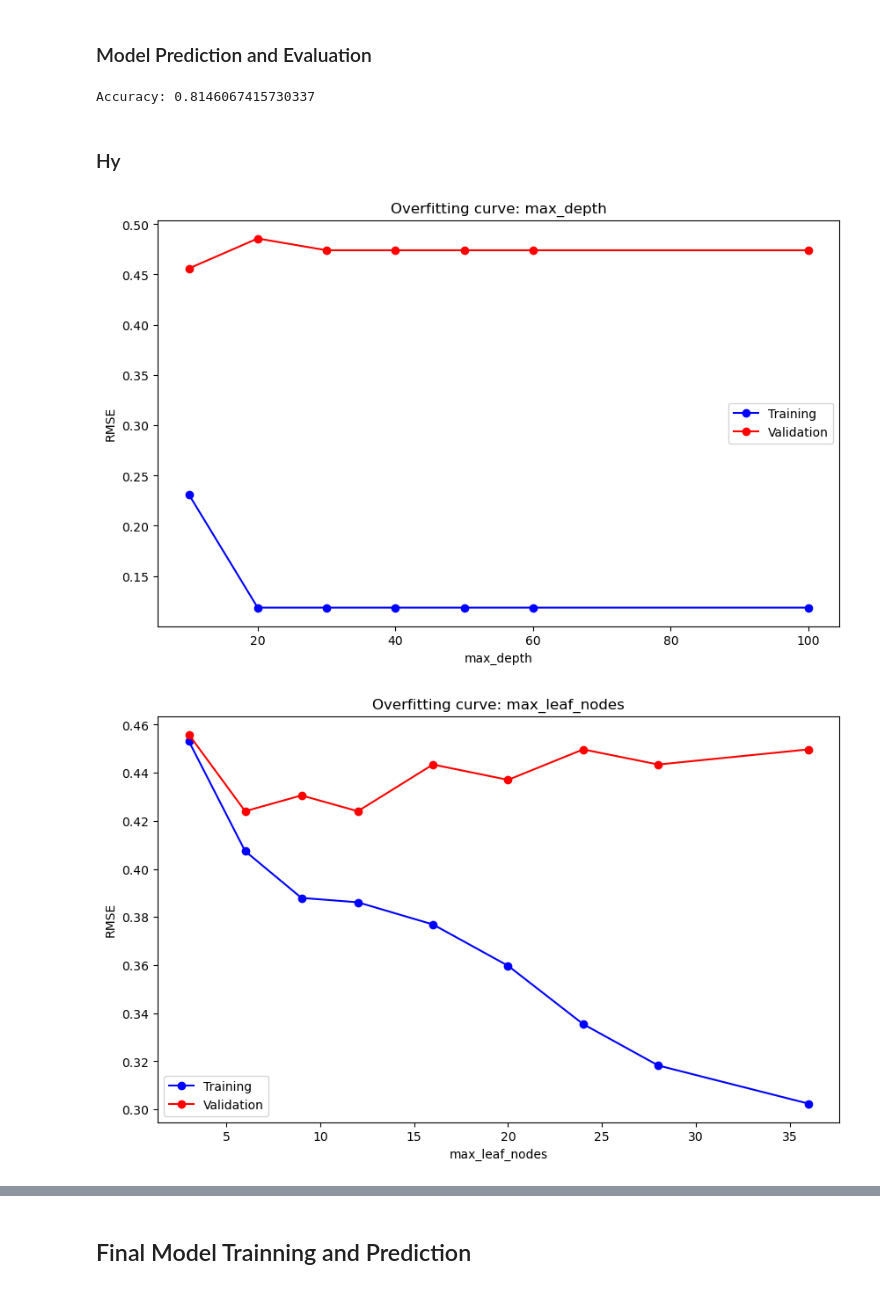
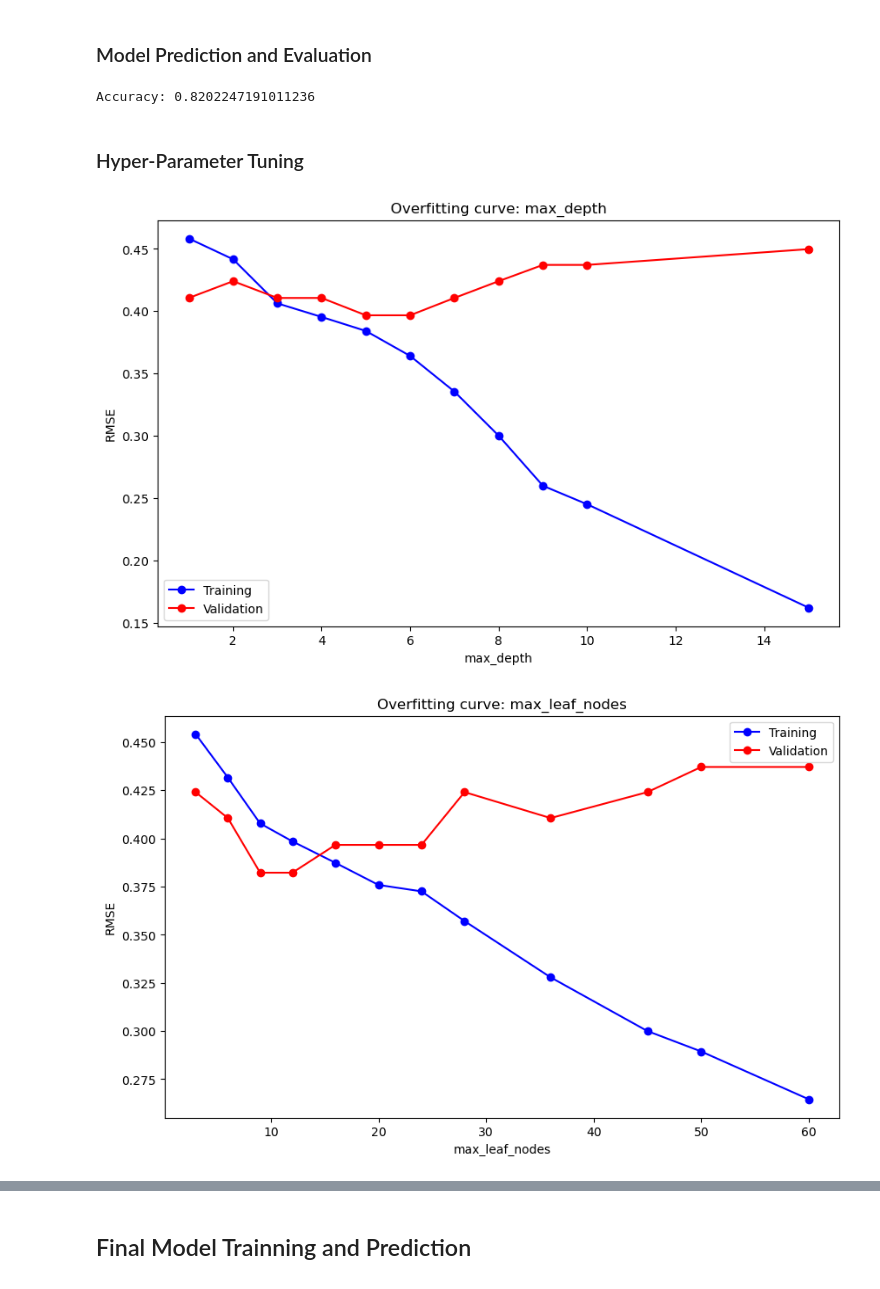
Before and after one commit to RiwongSherchan/Kaggle-Projects, a Jupyter notebook: Titanic - Machine Learning from Disaster/Titanic.ipynb, the cells around one changed output, grey strips where cells are left out. Drawn from its saved outputs; the diff is of its cells as text; code cells hidden in the pictures.

```diff
--- a/Titanic - Machine Learning from Disaster/Titanic.ipynb
+++ b/Titanic - Machine Learning from Disaster/Titanic.ipynb
@@ -239,7 +239,7 @@ from sklearn.model_selection import train_test_split
 from sklearn.model_selection import train_test_split
 
 # Split df_copy into train and test sets
-train_data, test_data = train_test_split(df_copy, test_size=0.2, random_state=42)
+train_data, test_data = train_test_split(df_copy, test_size=0.1, random_state=42)
 
 # Separate the inputs (features) and the target variable
 train_inputs1 = train_data.drop("Survived", axis=1)
@@ -252,7 +252,7 @@ test_targets1 = test_data["Survived"]
 from sklearn.ensemble import RandomForestClassifier
 # %%
 # Initialize a decision tree classifier
-clf1 = RandomForestClassifier(max_depth = 25, max_leaf_nodes=12,max_features=4, n_estimators=50,min_samples_split=70, random_state=42)
+clf1 = RandomForestClassifier(max_depth = 7, max_leaf_nodes=12,max_features=3, n_estimators=6,min_samples_split=30, random_state=42)
 # %%
 # Train the decision tree classifier
 clf1.fit(train_inputs1, train_targets1)
@@ -278,9 +278,9 @@ accuracy = accuracy_score(test_targets1, predictions1)
 
 print("Accuracy:", accuracy)
 # %% [output]
-Accuracy: 0.8146067415730337
+Accuracy: 0.8202247191011236
 # %% [markdown]
-### Hy
+### Hyper-Parameter Tuning
 # %%
 def test_params(**params):
     model = RandomForestClassifier(random_state=42,n_jobs =-1, **params).fit(train_inputs1, train_targets1)
@@ -303,13 +303,13 @@ def test_param_and_plot(param_name, param_values):
     plt.ylabel('RMSE')
     plt.legend(['Training', 'Validation'])
 # %%
-test_param_and_plot('max_depth', [10,20,30,40,50,60,100])
+test_param_and_plot('max_depth', [1,2,3,4,5,6,7,8,9,10,15])
 # %% [output]
-[figure, old version]
+[figure, new version]
 # %%
-test_param_and_plot('max_leaf_nodes', [3,6,9,12,16,20,24,28,36])
+test_param_and_plot('max_leaf_nodes', [3,6,9,12,16,20,24,28,36,45,50,60])
 # %% [output]
-[figure, old version]
+[figure, new version]
 # %%
 test_param_and_plot('max_features', [1,2,3,4,5,6,7,10,20])
 # %% [output]
```
Also changed, not shown: parts of 7 cells of this notebook, 1 other file.
